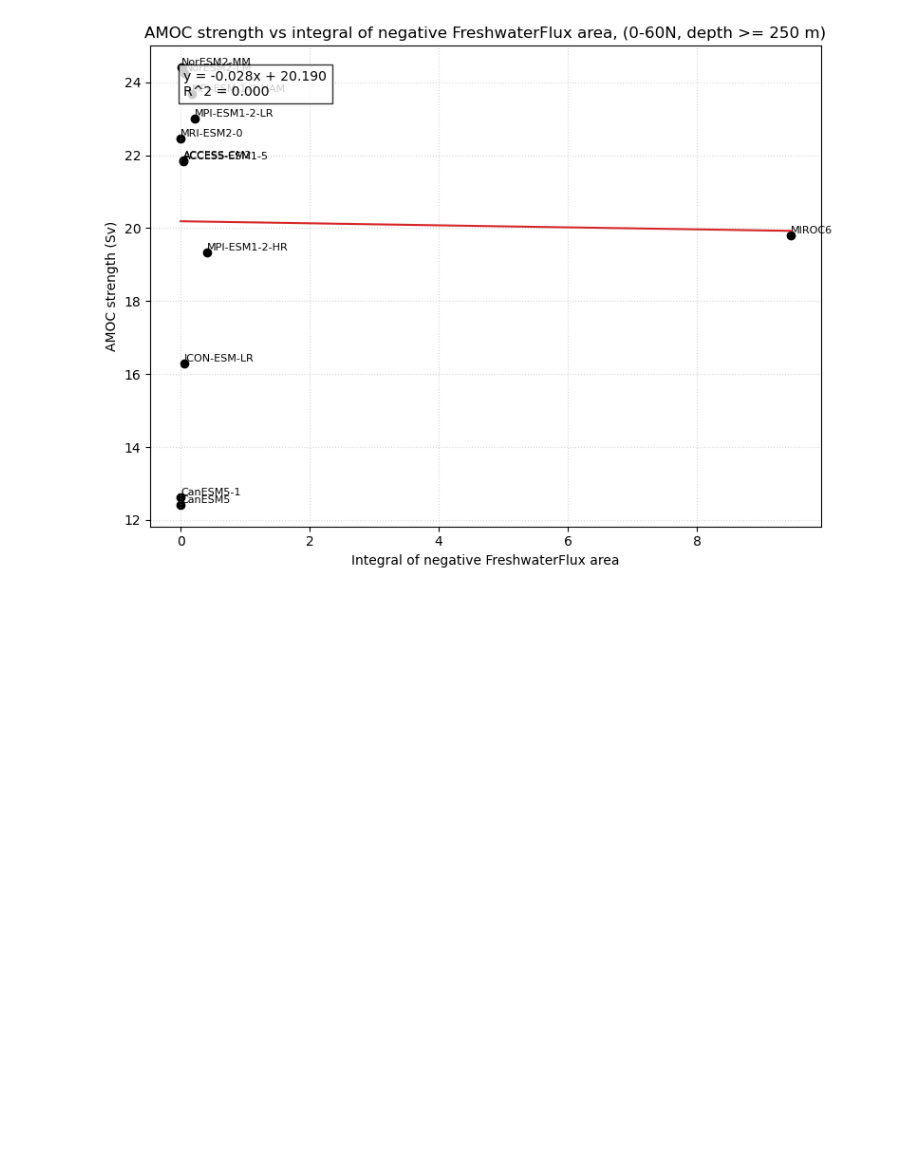
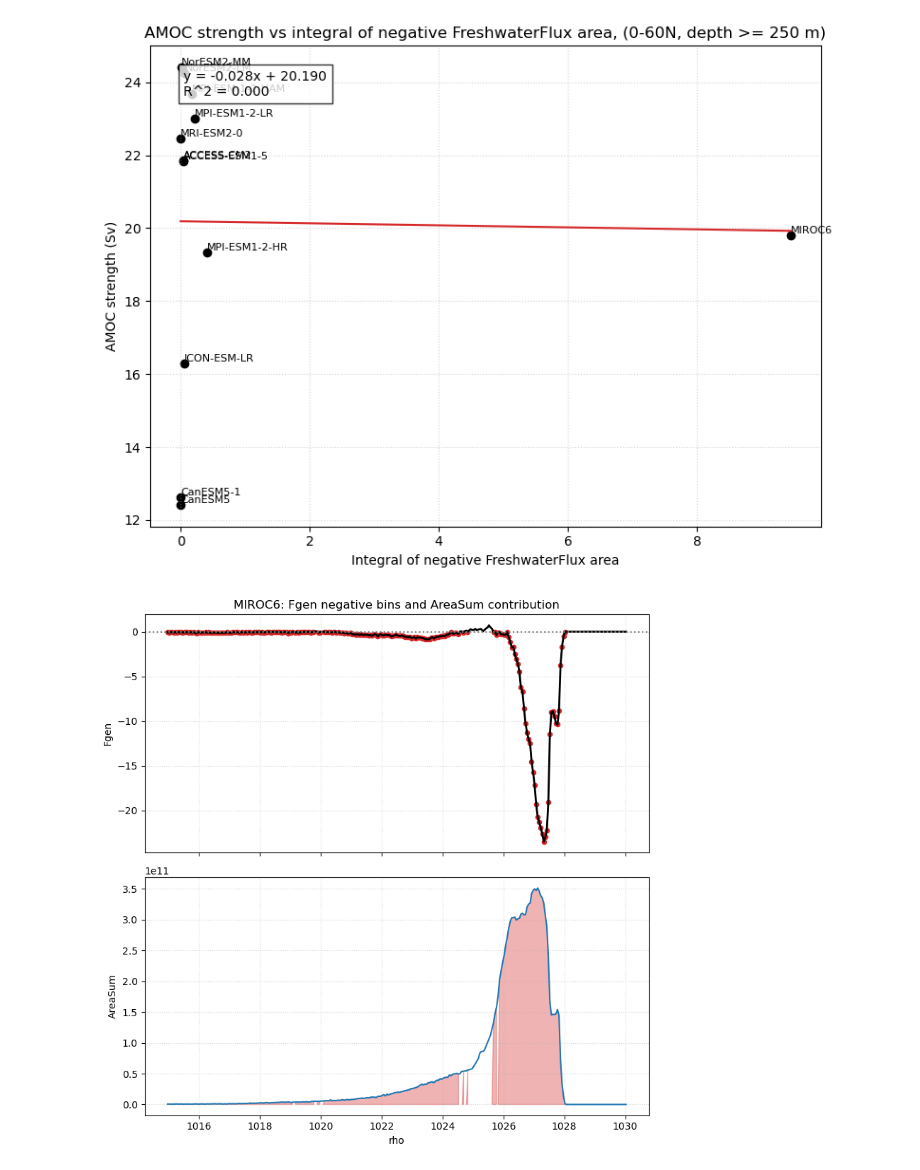
Before and after one commit to xuxingcheng/AMOC-Model-Performance-Analysis, a Jupyter notebook: scripts/FgenEvaluation/AMOC_evaluation.ipynb, the cells around one changed output. Drawn from its saved outputs; the diff is of its cells as text; code cells hidden in the pictures; blank space fills up the shorter version.

Commit message:
Applied Areasum comparason

```diff
--- a/scripts/FgenEvaluation/AMOC_evaluation.ipynb
+++ b/scripts/FgenEvaluation/AMOC_evaluation.ipynb
@@ -228,6 +228,10 @@ def negative_fgen_area_integral(fgen_frame):
     return negative_component_area_integral(fgen_frame, "Fgen")
 
 
+def negative_fgen_areasum(frame):
+    return float(frame.loc[frame["Fgen"] < 0, "AreaSum"].sum())
+
+
 def linear_regression_with_r_squared(x, y):
     x = np.asarray(x, dtype=float)
     y = np.asarray(y, dtype=float)
@@ -287,6 +291,40 @@ def plot_amoc_relationship(summary, x_column, xlabel, title, save_name, text_y=0
     plt.tight_layout()
     plt.savefig(plot_dir / save_name, dpi=300, bbox_inches="tight")
     plt.show()
+
+
+def plot_negative_fgen_areasum_example(model, frame):
+    rho = frame["rho"].to_numpy()
+    fgen = frame["Fgen"].to_numpy()
+    area_sum = frame["AreaSum"].to_numpy()
+    negative_mask = fgen < 0
+
+    fig, axes = plt.subplots(2, 1, figsize=(8, 8), sharex=True)
+
+    axes[0].plot(rho, fgen, color="black", linewidth=2)
+    axes[0].axhline(0, color="gray", linestyle=":")
+    axes[0].scatter(rho[negative_mask], fgen[negative_mask], color="tab:red", s=20)
+    axes[0].set_ylabel("Fgen")
+    axes[0].set_title(f"{model}: Fgen negative bins and AreaSum contribution")
+    axes[0].grid(True, linestyle=":", alpha=0.5)
+
+    axes[1].plot(rho, area_sum, color="tab:blue")
+    axes[1].fill_between(
+        rho,
+        0,
+        area_sum,
+        where=negative_mask,
+        color="tab:red",
+        alpha=0.35,
+        interpolate=True,
+    )
+    axes[1].set_xlabel("rho")
+    axes[1].set_ylabel("AreaSum")
+    axes[1].grid(True, linestyle=":", alpha=0.5)
+
+    fig.tight_layout()
+    fig.savefig(plot_dir / "negative_fgen_areasum_example.png", dpi=300, bbox_inches="tight")
+    plt.show()
 # %%
 amoc_model_files = {}
 
@@ -552,3 +605,10 @@ plot_amoc_relationship(
 )
 # %% [output]
 [figure]
+# %%
+plot_negative_fgen_areasum_example(
+    "MIROC6",
+    fgen_dict["MIROC6"],
+)
+# %% [output]
+[figure, added]
```
Also changed, not shown: parts of 2 cells of this notebook, 2 other files.
